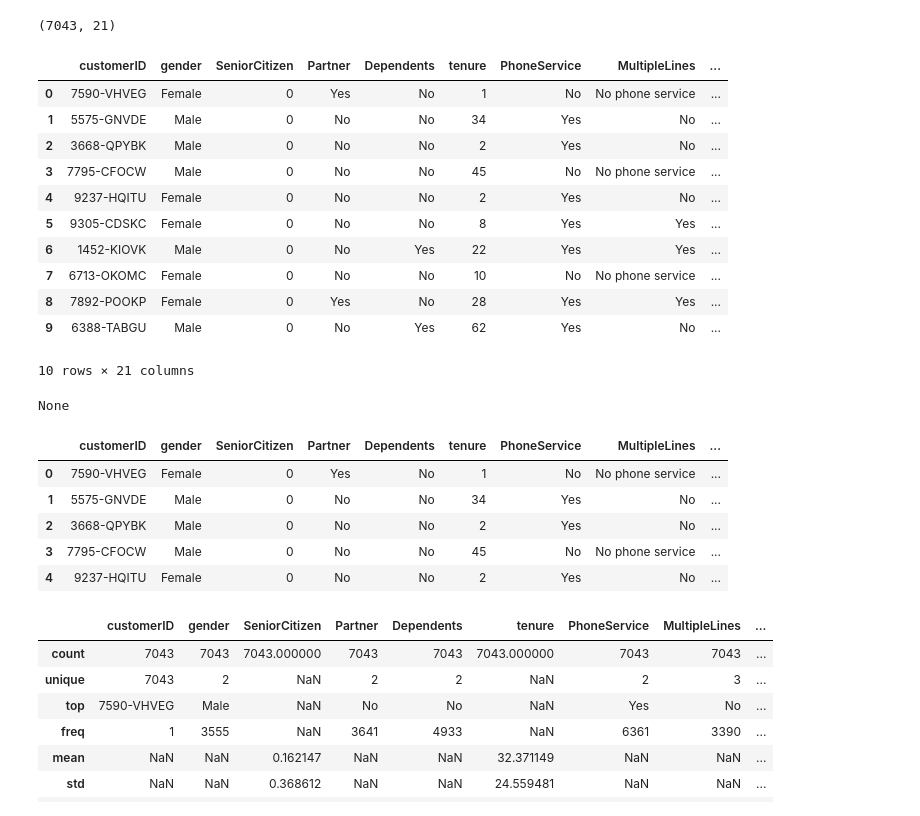
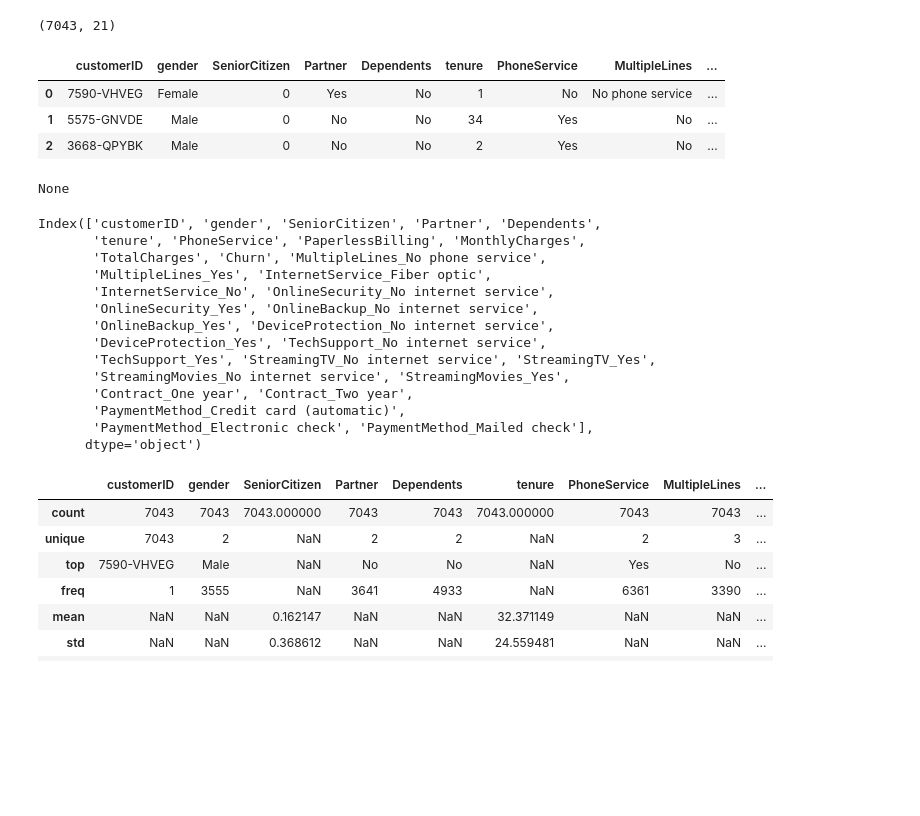
Before and after one commit to Mohitbhandare/customer-churn-ml-project, a Jupyter notebook: notebooks/EDA.ipynb, the cells around one changed output. Cells and saved outputs as stored; diff of their text form; code cells hidden in the pictures; blank space fills up the shorter version.

```diff
--- a/notebooks/EDA.ipynb
+++ b/notebooks/EDA.ipynb
@@ -26,34 +26,34 @@ df.shape
 (7043, 21)
 # %%
 df1 = pd.read_csv("churn_customer_data.csv")
-df1.head(10)
+df1.head(3)
 # %% [output]
 |  | customerID | gender | SeniorCitizen | Partner | Dependents | tenure | PhoneService | MultipleLines | ... |
 | 0 | 7590-VHVEG | Female | 0 | Yes | No | 1 | No | No phone service | ... |
 | 1 | 5575-GNVDE | Male | 0 | No | No | 34 | Yes | No | ... |
 | 2 | 3668-QPYBK | Male | 0 | No | No | 2 | Yes | No | ... |
-| 3 | 7795-CFOCW | Male | 0 | No | No | 45 | No | No phone service | ... |
-| 4 | 9237-HQITU | Female | 0 | No | No | 2 | Yes | No | ... |
-| 5 | 9305-CDSKC | Female | 0 | No | No | 8 | Yes | Yes | ... |
-| 6 | 1452-KIOVK | Male | 0 | No | Yes | 22 | Yes | Yes | ... |
-| 7 | 6713-OKOMC | Female | 0 | No | No | 10 | No | No phone service | ... |
-| 8 | 7892-POOKP | Female | 0 | Yes | No | 28 | Yes | Yes | ... |
-| 9 | 6388-TABGU | Male | 0 | No | Yes | 62 | Yes | No | ... |
-10 rows × 21 columns
 # %%
 print(pd.set_option('display.max_columns', None))  # Show all columns in the DataFrame
 pd.set_option('display.max_rows', None)     # Show all rows in the DataFrame
 # %% [output]
 None
 # %%
-df.head()
+df.columns
 # %% [output]
-|  | customerID | gender | SeniorCitizen | Partner | Dependents | tenure | PhoneService | MultipleLines | ... |
-| 0 | 7590-VHVEG | Female | 0 | Yes | No | 1 | No | No phone service | ... |
-| 1 | 5575-GNVDE | Male | 0 | No | No | 34 | Yes | No | ... |
-| 2 | 3668-QPYBK | Male | 0 | No | No | 2 | Yes | No | ... |
-| 3 | 7795-CFOCW | Male | 0 | No | No | 45 | No | No phone service | ... |
-| 4 | 9237-HQITU | Female | 0 | No | No | 2 | Yes | No | ... |
+Index(['customerID', 'gender', 'SeniorCitizen', 'Partner', 'Dependents',
+       'tenure', 'PhoneService', 'PaperlessBilling', 'MonthlyCharges',
+       'TotalCharges', 'Churn', 'MultipleLines_No phone service',
+       'MultipleLines_Yes', 'InternetService_Fiber optic',
+       'InternetService_No', 'OnlineSecurity_No internet service',
+       'OnlineSecurity_Yes', 'OnlineBackup_No internet service',
+       'OnlineBackup_Yes', 'DeviceProtection_No internet service',
+       'DeviceProtection_Yes', 'TechSupport_No internet service',
+       'TechSupport_Yes', 'StreamingTV_No internet service', 'StreamingTV_Yes',
+       'StreamingMovies_No internet service', 'StreamingMovies_Yes',
+       'Contract_One year', 'Contract_Two year',
+       'PaymentMethod_Credit card (automatic)',
+       'PaymentMethod_Electronic check', 'PaymentMethod_Mailed check'],
+      dtype='object')
 # %%
 df.describe(include='all')
 # %% [output]
```
